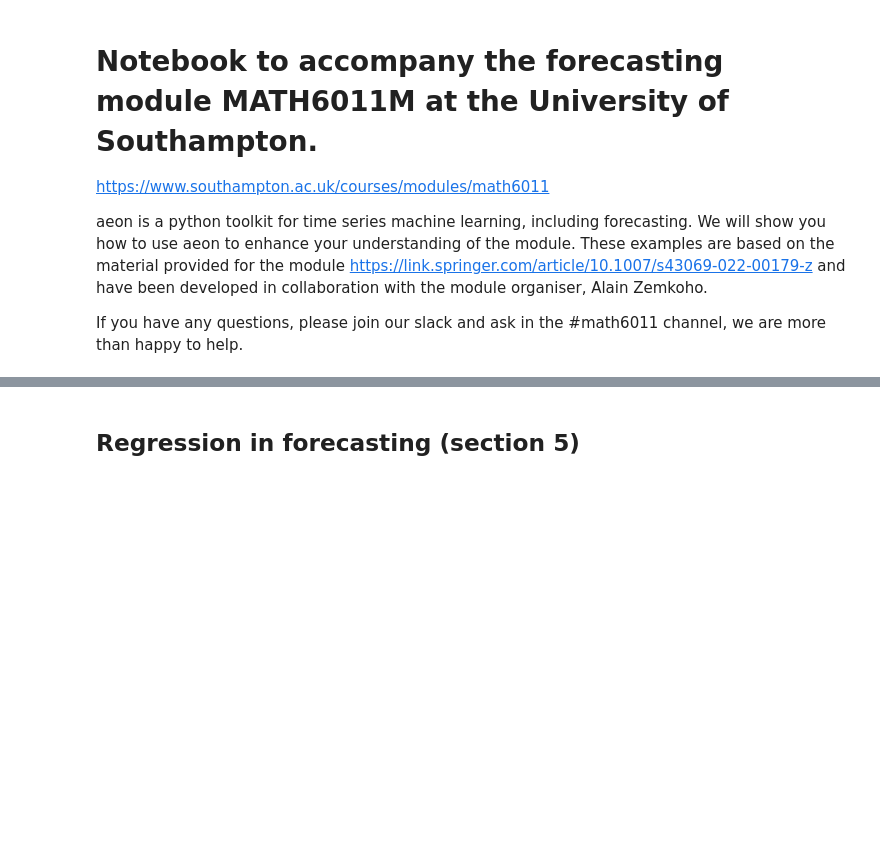
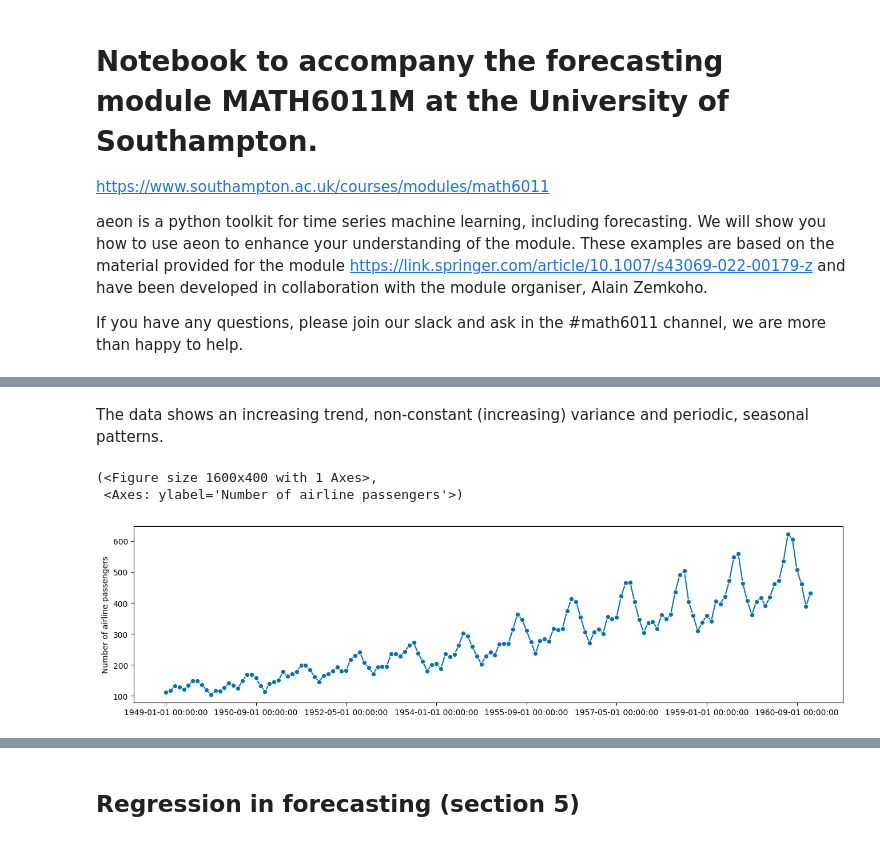
Before and after one commit to wayneadams/aeon, a Jupyter notebook: examples/forecasting/math6011.ipynb, the cells around one changed output, grey strips where cells are left out. Saved outputs shown, nothing was run; the diff lists cells and outputs as text; code cells hidden in the pictures; blank space fills up the shorter version.

```diff
--- a/examples/forecasting/math6011.ipynb
+++ b/examples/forecasting/math6011.ipynb
@@ -30,0 +24,21 @@ Naive forecasting, MAPE, etc
+# %%
+import pandas as pd
+import statsmodels.api as sm
+
+from aeon.datasets import load_airline
+
+airline = load_airline()
+type(airline)
+airline.head()
+airline.index = airline.index.to_timestamp()
+# %% [markdown]
+The data shows an increasing trend, non-constant (increasing) variance and periodic,
+seasonal patterns.
+# %%
+from aeon.utils.plotting import plot_series
+
+plot_series(airline)
+# %% [output]
+(<Figure size 1600x400 with 1 Axes>,
+ <Axes: ylabel='Number of airline passengers'>)
+[figure, added]
```
Also changed, not shown: parts of 32 cells of this notebook, 1 other file.
